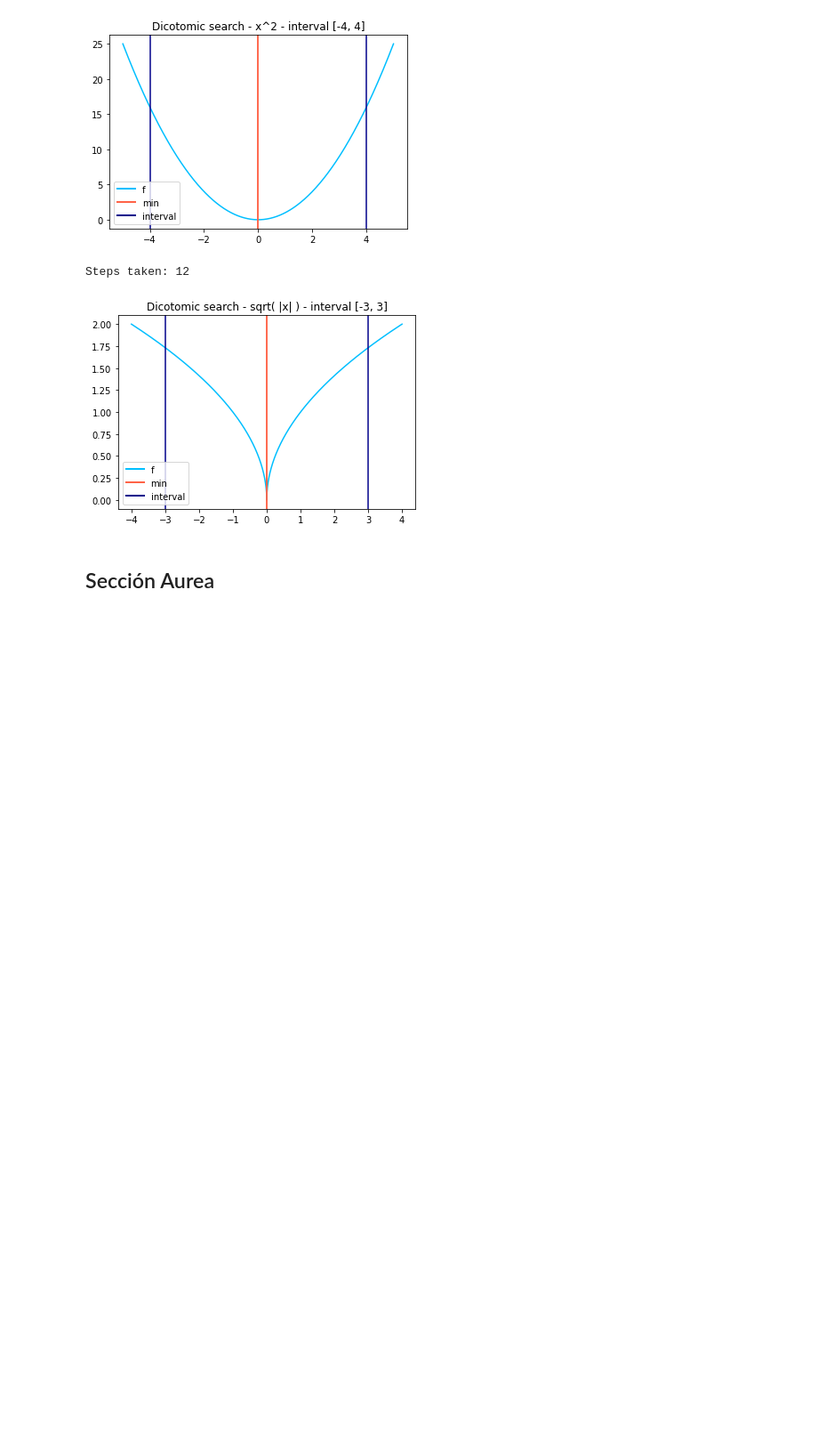
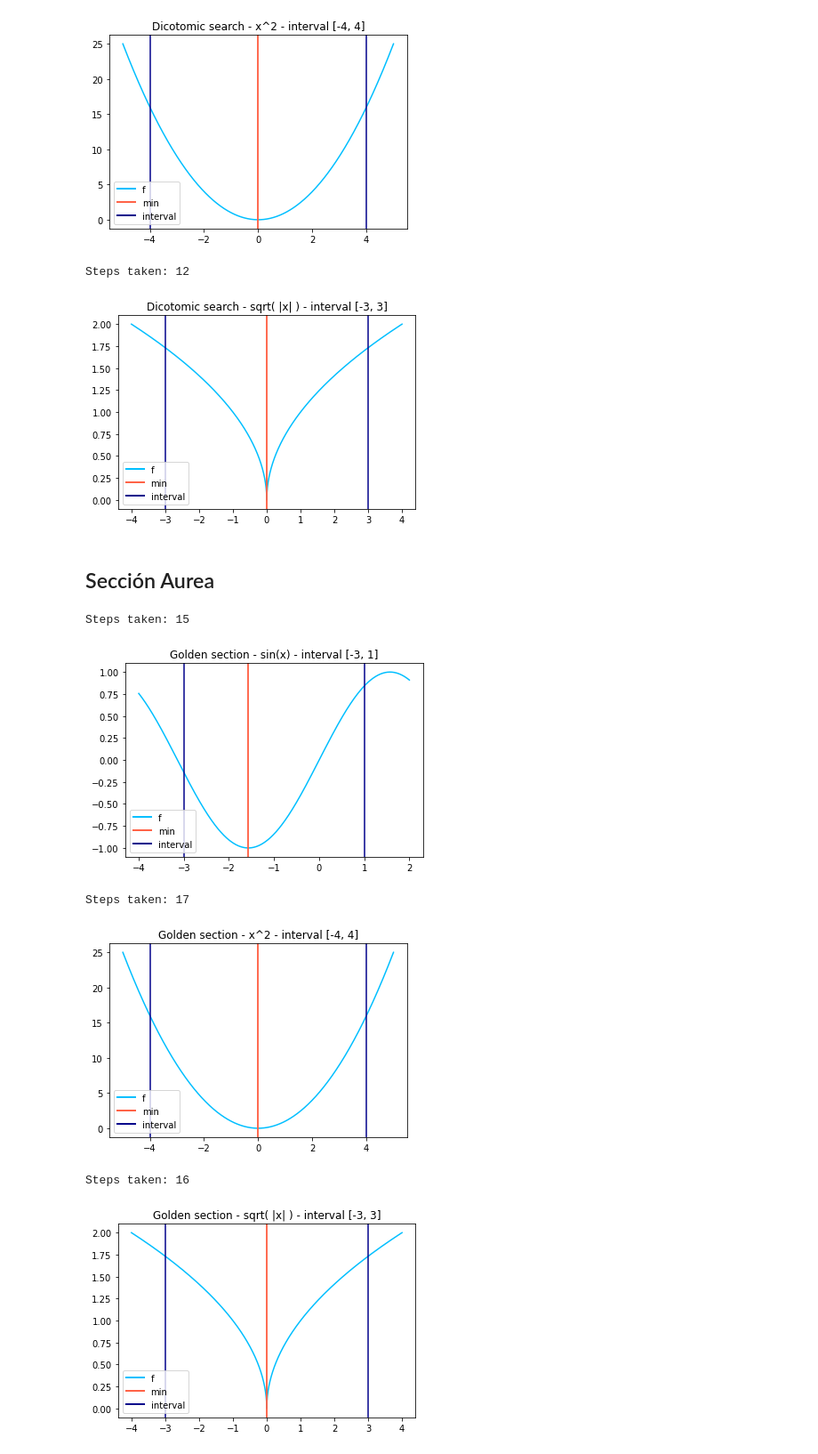
Before and after one commit to fjsaezm/mcd-opt, a Jupyter notebook: Practicas/algorithms.ipynb, the cells around one changed output. Shown at 89% size. Saved outputs shown, nothing was run; the diff lists cells and outputs as text; code cells hidden in the pictures; blank space fills up the shorter version.

```diff
--- a/Programming assigment/algorithms.ipynb
+++ b/Practicas/algorithms.ipynb
@@ -99,5 +99,3 @@ Steps taken: 12
 [figure]
 Steps taken: 12
 [figure]
-# %% [markdown]
-## Sección Aurea
@@ -167,0 +102,2 @@ def dicotomic_search(f, interval, l=0.005, epsilon=1e-10, verbose=False):
+# %% [markdown]
+## Sección Aurea
@@ -167,0 +168,9 @@ def dicotomic_search(f, interval, l=0.005, epsilon=1e-10, verbose=False):
+# %%
+run_all_tests(golden_section, 'Golden section')
+# %% [output]
+Steps taken: 15
+[figure, added]
+Steps taken: 17
+[figure, added]
+Steps taken: 16
+[figure, added]
```
Also changed, not shown: parts of 3 cells of this notebook.
